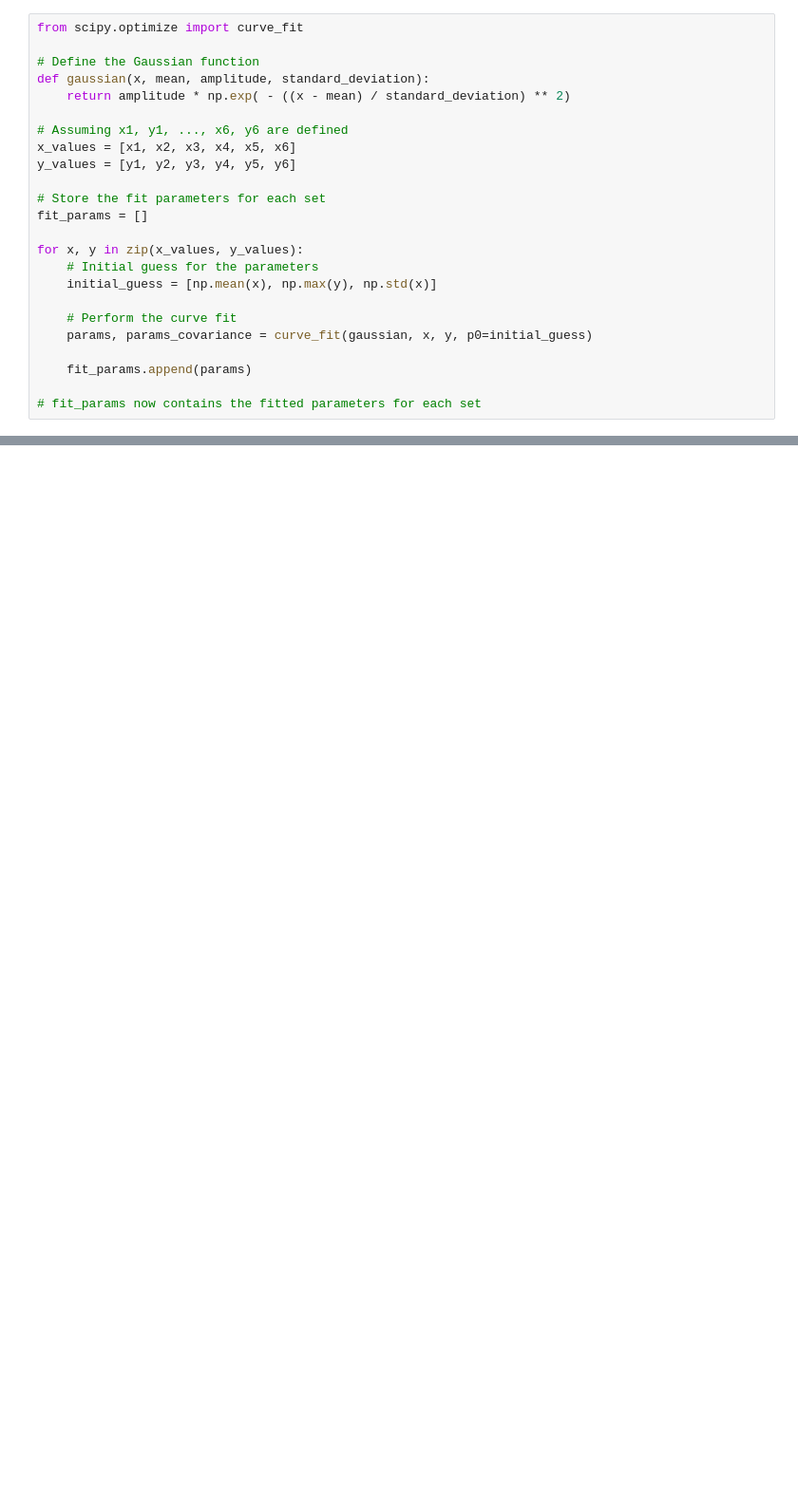
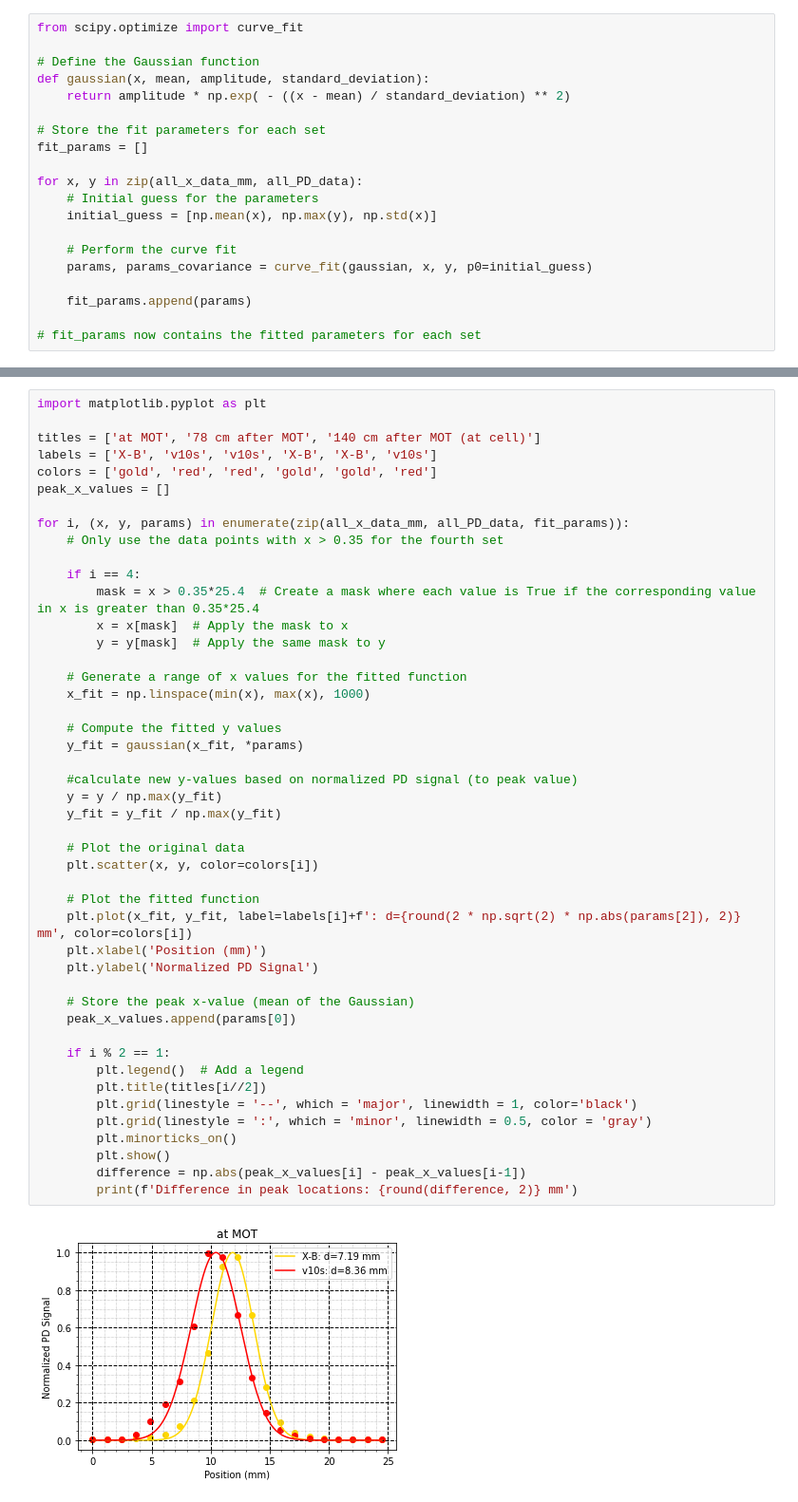
Before and after one commit to geoffrey-zheng/SrF-Calcs, a Jupyter notebook: Push-Beam/SlowerBeamProfiles.ipynb, the cells around one changed output, grey strips where cells are left out. Shown: that part at 95% size. Saved outputs shown, nothing was run; the diff lists cells and outputs as text; blank space fills up the shorter version.

```diff
--- a/Push-Beam/SlowerBeamProfiles.ipynb
+++ b/Push-Beam/SlowerBeamProfiles.ipynb
@@ -21,14 +45,10 @@ from scipy.optimize import curve_fit
 def gaussian(x, mean, amplitude, standard_deviation):
     return amplitude * np.exp( - ((x - mean) / standard_deviation) ** 2)
 
-# Assuming x1, y1, ..., x6, y6 are defined
-x_values = [x1, x2, x3, x4, x5, x6]
-y_values = [y1, y2, y3, y4, y5, y6]
-
 # Store the fit parameters for each set
 fit_params = []
 
-for x, y in zip(x_values, y_values):
+for x, y in zip(all_x_data_mm, all_PD_data):
     # Initial guess for the parameters
     initial_guess = [np.mean(x), np.max(y), np.std(x)]
 
@@ -91,0 +61,48 @@ Fitted amplitude: 3236 mV
+# %%
+import matplotlib.pyplot as plt
+
+titles = ['at MOT', '78 cm after MOT', '140 cm after MOT (at cell)']
+labels = ['X-B', 'v10s', 'v10s', 'X-B', 'X-B', 'v10s']
+colors = ['gold', 'red', 'red', 'gold', 'gold', 'red']
+peak_x_values = []
+
+for i, (x, y, params) in enumerate(zip(all_x_data_mm, all_PD_data, fit_params)):
+    # Only use the data points with x > 0.35 for the fourth set
+
+    if i == 4:
+        mask = x > 0.35*25.4  # Create a mask where each value is True if the corresponding value in x is greater than 0.35*25.4
+        x = x[mask]  # Apply the mask to x
+        y = y[mask]  # Apply the same mask to y
+
+    # Generate a range of x values for the fitted function
+    x_fit = np.linspace(min(x), max(x), 1000)
+
+    # Compute the fitted y values
+    y_fit = gaussian(x_fit, *params)
+
+    #calculate new y-values based on normalized PD signal (to peak value)
+    y = y / np.max(y_fit)
+    y_fit = y_fit / np.max(y_fit)
+
+    # Plot the original data
+    plt.scatter(x, y, color=colors[i])
+
+    # Plot the fitted function
+    plt.plot(x_fit, y_fit, label=labels[i]+f': d={round(2 * np.sqrt(2) * np.abs(params[2]), 2)} mm', color=colors[i])
+    plt.xlabel('Position (mm)')
+    plt.ylabel('Normalized PD Signal')
+
+    # Store the peak x-value (mean of the Gaussian)
+    peak_x_values.append(params[0])
+
+    if i % 2 == 1:
+        plt.legend()  # Add a legend
+        plt.title(titles[i//2])
+        plt.grid(linestyle = '--', which = 'major', linewidth = 1, color='black')
+        plt.grid(linestyle = ':', which = 'minor', linewidth = 0.5, color = 'gray')
+        plt.minorticks_on()
+        plt.show()
+        difference = np.abs(peak_x_values[i] - peak_x_values[i-1])
+        print(f'Difference in peak locations: {round(difference, 2)} mm')
+# %% [output]
+[figure, added]
```
Also changed, not shown: parts of 7 cells of this notebook, 11 other files.
